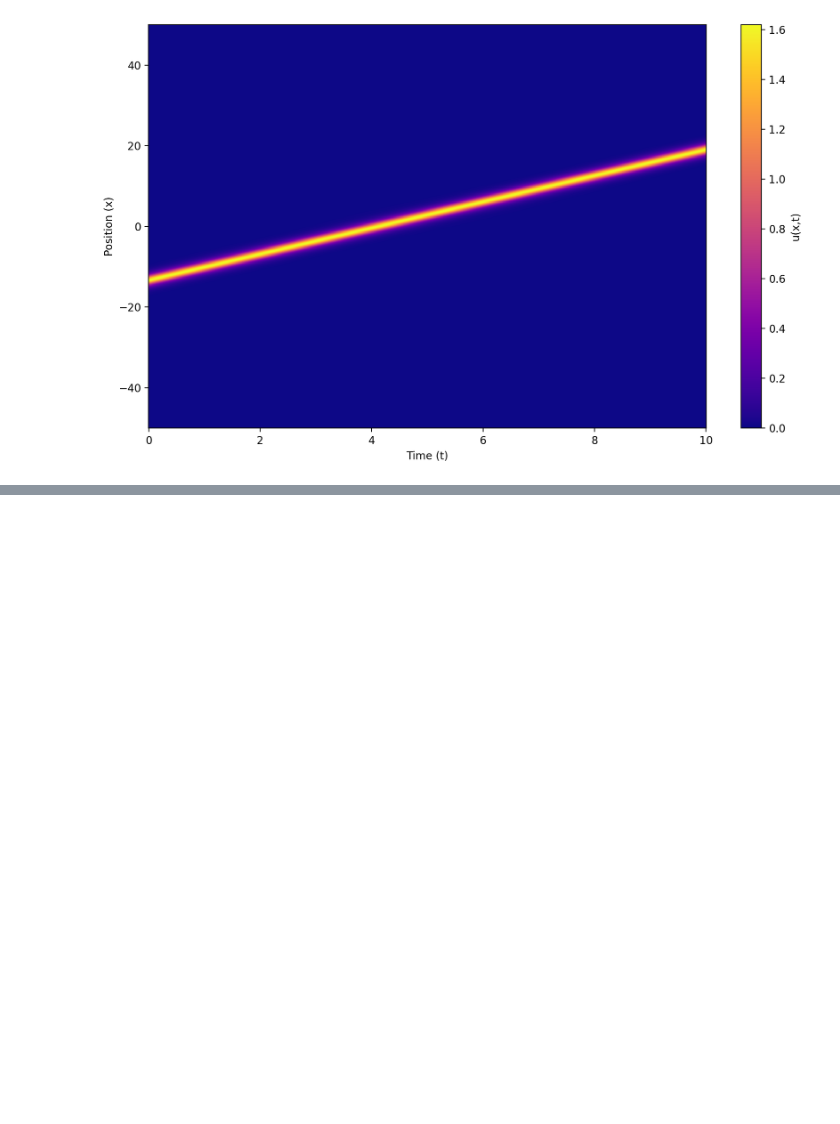
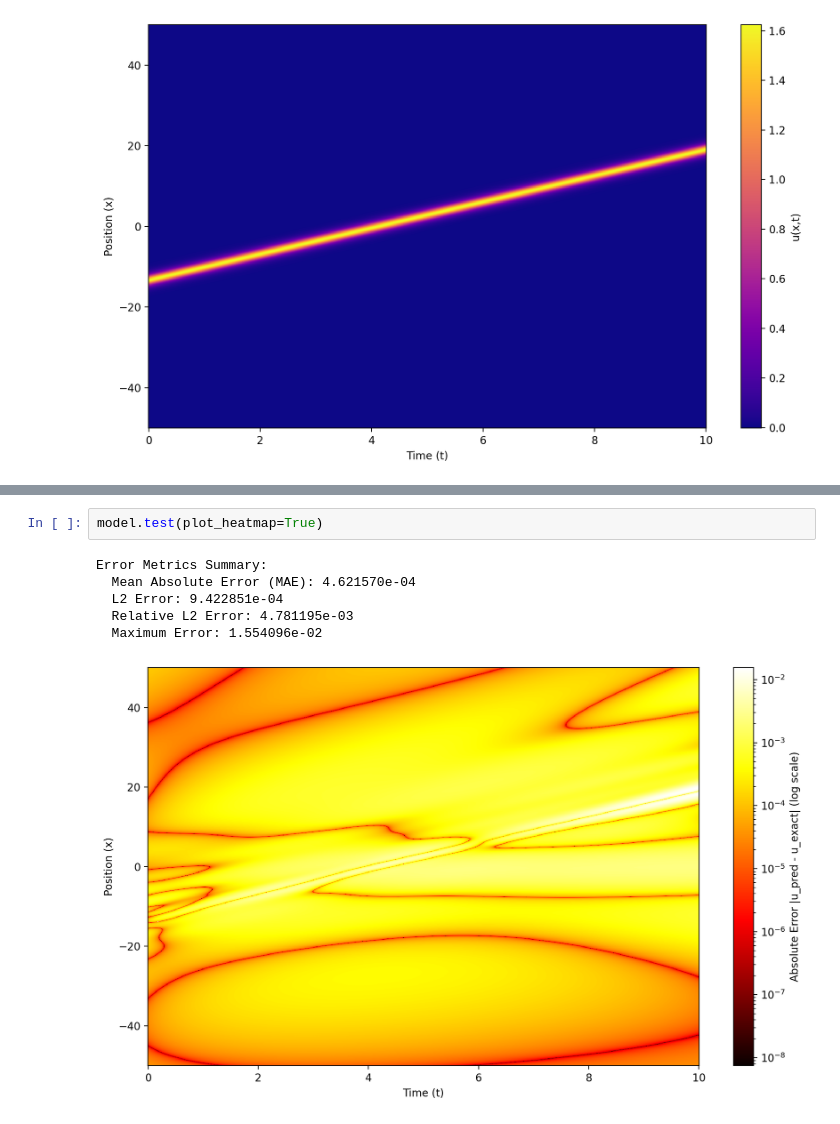
Before and after one commit to karnavr/pinns, a Jupyter notebook: kdv.ipynb, the cells around one changed output, grey strips where cells are left out. Saved outputs shown, nothing was run; the diff lists cells and outputs as text; blank space fills up the shorter version.

```diff
--- a/kdv.ipynb
+++ b/kdv.ipynb
@@ -54,0 +63,9 @@ model.plot_profiles(t_points=[0.0, 1.0, 5.0, 10.0])
+# %%
+model.test(plot_heatmap=True)
+# %% [output]
+Error Metrics Summary:
+  Mean Absolute Error (MAE): 4.621570e-04
+  L2 Error: 9.422851e-04
+  Relative L2 Error: 4.781195e-03
+  Maximum Error: 1.554096e-02
+[figure, added]
```
Also changed, not shown: parts of 4 cells of this notebook, 1 other file.
